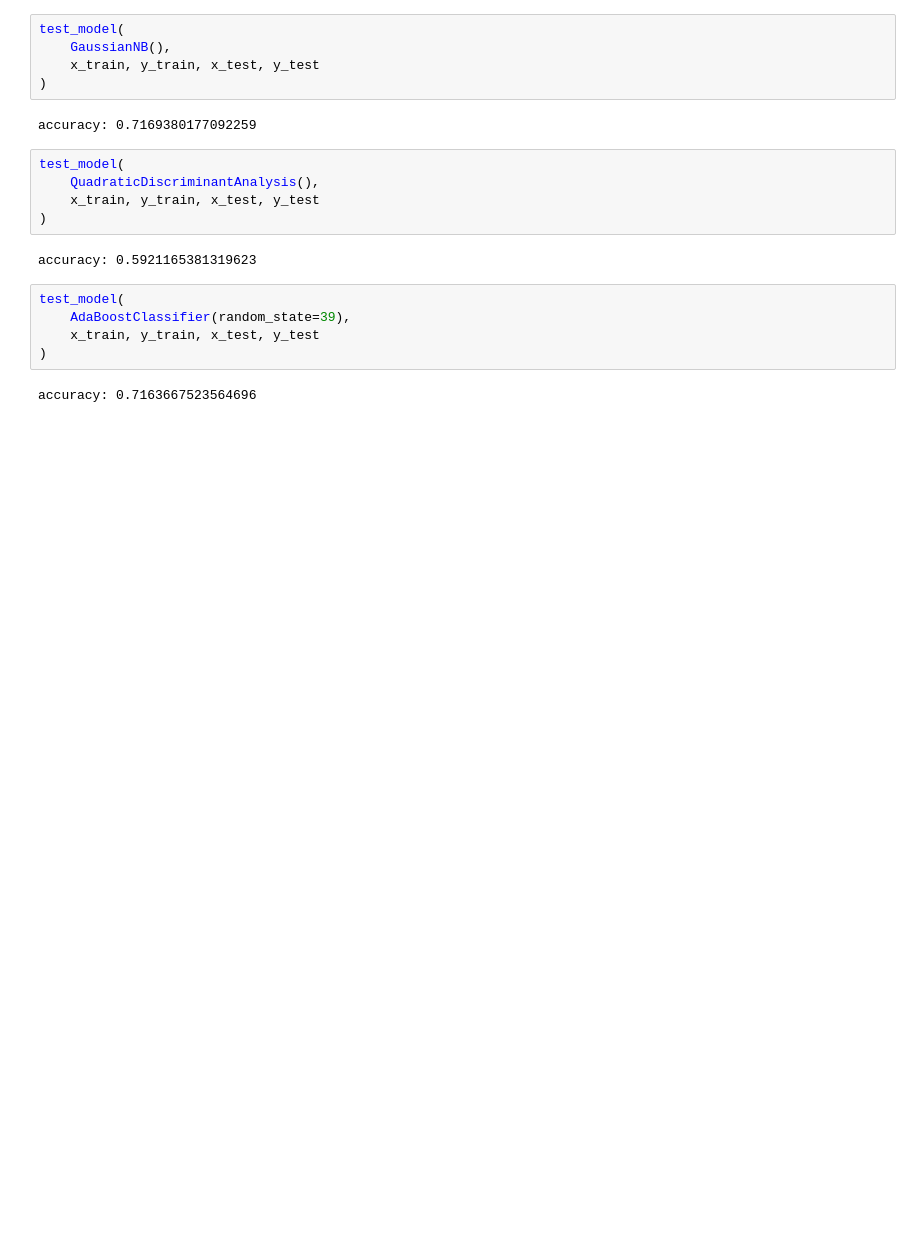
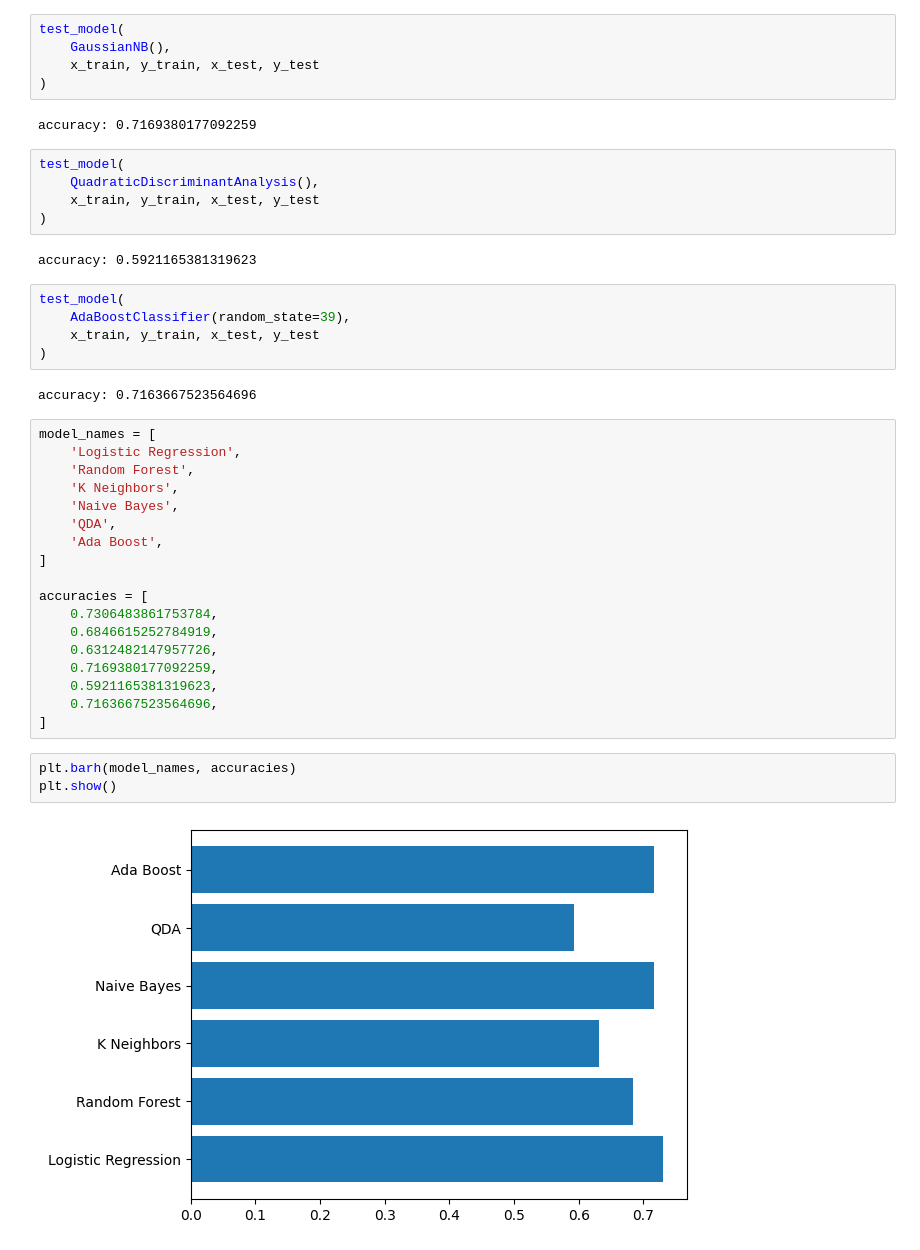
Before and after one commit to ViviVoid/leagueVictoryPredictor, a Jupyter notebook: data_pre_processing.ipynb, the cells around one changed output. Saved outputs shown, nothing was run; the diff lists cells and outputs as text; blank space fills up the shorter version.

Commit message:
test le models

```diff
--- a/data_pre_processing.ipynb
+++ b/data_pre_processing.ipynb
@@ -251,3 +251,26 @@ test_model(
 )
 # %% [output]
 accuracy: 0.7163667523564696
+# %%
+model_names = [
+    'Logistic Regression',
+    'Random Forest',
+    'K Neighbors',
+    'Naive Bayes',
+    'QDA',
+    'Ada Boost',
+]
+
+accuracies = [
+    0.7306483861753784,
+    0.6846615252784919,
+    0.6312482147957726,
+    0.7169380177092259,
+    0.5921165381319623,
+    0.7163667523564696,
+]
+# %%
+plt.barh(model_names, accuracies)
+plt.show()
+# %% [output]
+[figure, added]
```
